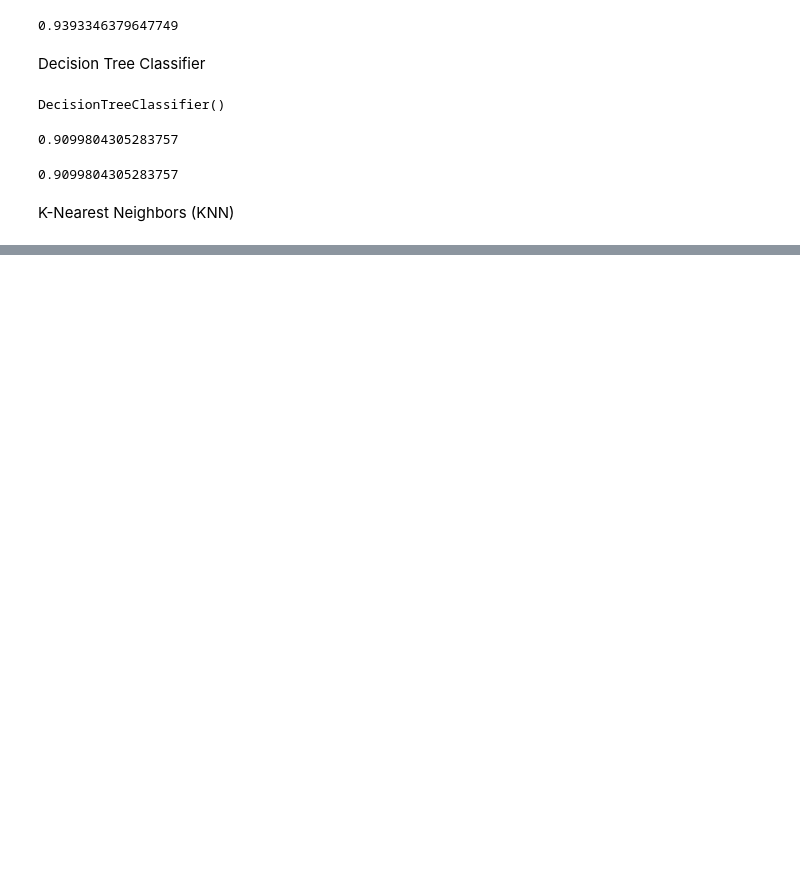
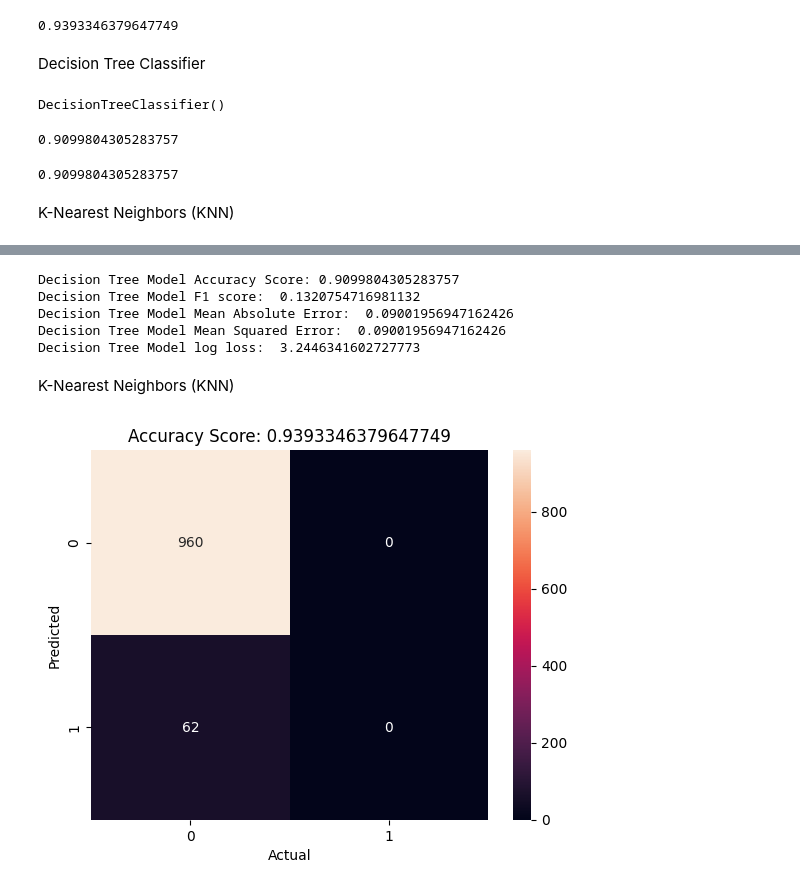
Before and after one commit to omari-kd/Heart-Stroke-Prediction, a Jupyter notebook: 01_notebook/noteboook.ipynb, the cells around one changed output, grey strips where cells are left out. Cells and saved outputs as stored; diff of their text form; code cells hidden in the pictures; blank space fills up the shorter version.

```diff
--- a/01_notebook/noteboook.ipynb
+++ b/01_notebook/noteboook.ipynb
@@ -285,0 +359,22 @@ K-Nearest Neighbors (KNN)
+# %%
+print('Decision Tree Model Accuracy Score:',accuracy_score(y_test, dt_pred))
+print('Decision Tree Model F1 score: ',metrics.f1_score(y_test, dt_pred))
+print('Decision Tree Model Mean Absolute Error: ',metrics.mean_absolute_error(y_test, dt_pred))
+print('Decision Tree Model Mean Squared Error: ',metrics.mean_squared_error(y_test, dt_pred))
+print('Decision Tree Model log loss: ',log_loss(y_test, dt_pred))
+# %% [output]
+Decision Tree Model Accuracy Score: 0.9099804305283757
+Decision Tree Model F1 score:  0.1320754716981132
+Decision Tree Model Mean Absolute Error:  0.09001956947162426
+Decision Tree Model Mean Squared Error:  0.09001956947162426
+Decision Tree Model log loss:  3.2446341602727773
+# %% [markdown]
+K-Nearest Neighbors (KNN)
+# %%
+sns.heatmap(metrics.confusion_matrix(y_test, knn_pred), annot=True, fmt='d')
+plt.title('Accuracy Score: {}'.format(accuracy_score(y_test, knn_pred)))
+plt.ylabel('Predicted')
+plt.xlabel('Actual')
+plt.show()
+# %% [output]
+[figure, added]
```
Also changed, not shown: parts of 14 cells of this notebook.
